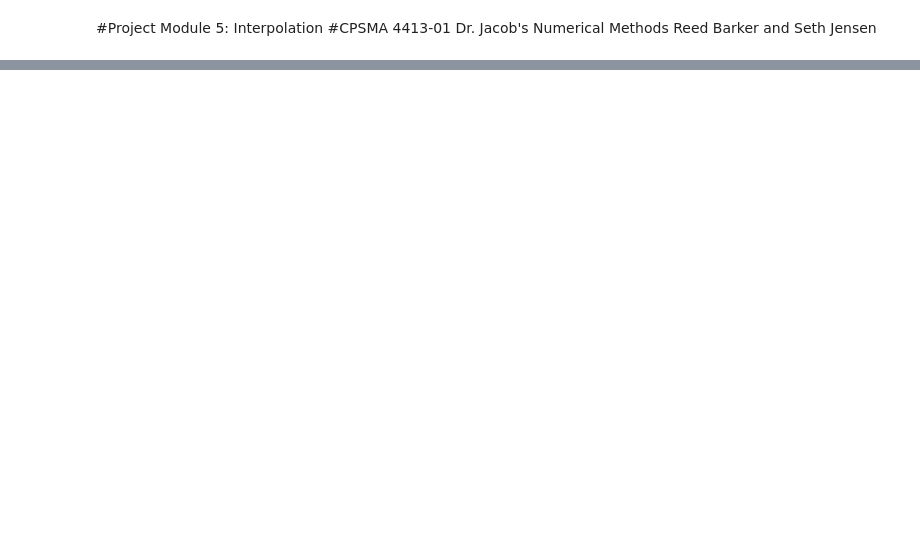
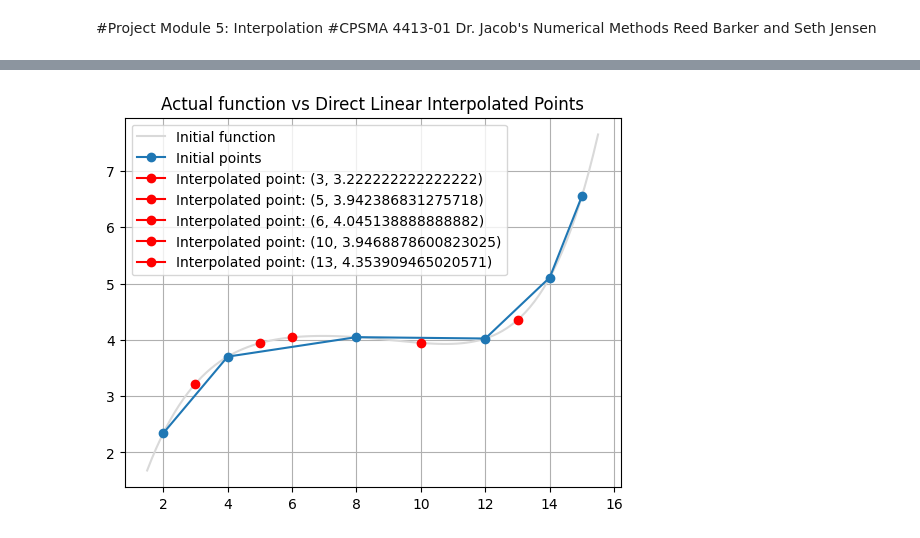
Before and after one commit to ReedBarker/ReedBarker_NumericalMethods, a Jupyter notebook: Reed Barker and Seth Jensen Project Part 5.ipynb, the cells around one changed output, grey strips where cells are left out. Saved outputs shown, nothing was run; the diff lists cells and outputs as text; code cells hidden in the pictures; blank space fills up the shorter version.

```diff
--- a/Reed Barker and Seth Jensen Project Part 5.ipynb
+++ b/Reed Barker and Seth Jensen Project Part 5.ipynb
@@ -228 +202,40 @@ plt.show()
+# %%
+interpolateX = [3, 5, 6, 10, 13]
+inputNum = 0
+
+#---------------------------------------------------------------------
+# Plotting
+
+# Define the x range for the plot
+x = np.linspace(1.5, 15.5, 100)
+
+def f(x):
+    return eval(fOFx_equation)
+
+# Plot the function over the x range
+plt.plot(x, f(x), '-', color="#D9D9D9", label='Initial function')
+
+
+plt.plot(xVals, fOFxVals, 'o-', label='Initial points')
+plt.title('Actual function vs Direct Linear Interpolated Points')
+
+
+#---------------------------------------------------------------------
+# Gauss Jordan to calculate the interpolatedPoint
+
+gaussAnswers = sysOfEqAnswers(array1) #returns an array of the Gauss Jordan answers
+
+for i in range(len(interpolateX)):
+  inputNum = interpolateX[i]
+  interpolatedPoint = gaussAnswers[0] + gaussAnswers[1]*inputNum + gaussAnswers[2]*inputNum**2 + gaussAnswers[3]*inputNum**3 + gaussAnswers[4]*inputNum**4 + gaussAnswers[5]*inputNum**5
+
+  plt.plot(inputNum, interpolatedPoint, 'o-', color="red", label='Interpolated point: ({}, {})'.format(interpolateX[i], interpolatedPoint))
+
+#---------------------------------------------------------------------
+
+plt.legend()
+plt.grid(True)
+plt.show()
+# %% [output]
+[figure, added]
 # %% [markdown]
```
Also changed, not shown: parts of 8 cells of this notebook.
